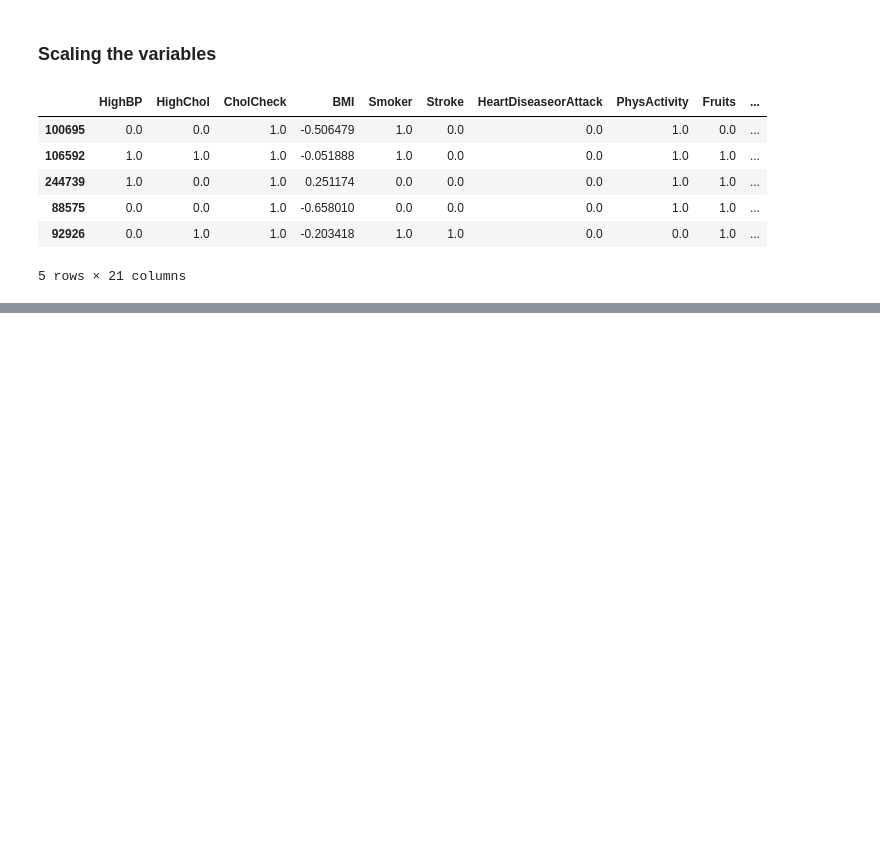
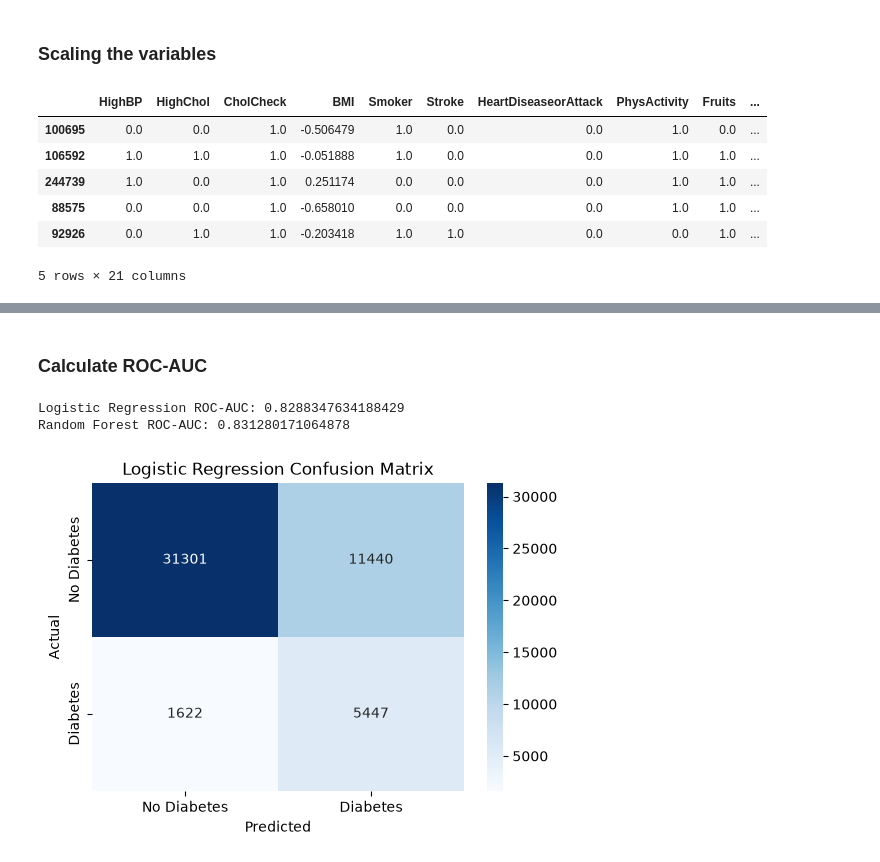
Before and after one commit to Yvesangwa/AI_labs, a Jupyter notebook: Final_project/Predicting_Diabetes_Status.ipynb, the cells around one changed output, grey strips where cells are left out. Saved outputs shown, nothing was run; the diff lists cells and outputs as text; code cells hidden in the pictures; blank space fills up the shorter version.

Commit message:
Complete diabetes model optimization and evaluation

```diff
--- a/Final_project/Predicting_Diabetes_Status.ipynb
+++ b/Final_project/Predicting_Diabetes_Status.ipynb
@@ -371,0 +493,6 @@ X_train.head()
+# %%
+# Hyperparameter tuning: Logistic Regression
+
+log_params = {
+    'C': [0.01, 0.1, 1, 10],
+    'solver': ['liblinear', 'lbfgs']}
@@ -371,0 +589,5 @@ X_train.head()
+# %%
+# Get the optimized model
+
+best_log = log_grid.best_estimator_
+best_rf = rf_random.best_estimator_
@@ -371,0 +598,8 @@ X_train.head()
+# %%
+# Make predictions
+y_pred_log = best_log.predict(X_test)
+y_pred_rf = best_rf.predict(X_test)
+
+# Predicted probabilities for ROC-AUC
+y_prob_log = best_log.predict_proba(X_test)[:, 1]
+y_prob_rf = best_rf.predict_proba(X_test)[:, 1]
@@ -371,0 +632,38 @@ X_train.head()
+# %% [markdown]
+### **Calculate ROC-AUC**
+# %%
+# Predicted probabilities for class 1
+y_prob_log = best_log.predict_proba(X_test)[:, 1]
+y_prob_rf = best_rf.predict_proba(X_test)[:, 1]
+
+# Calculate ROC-AUC
+log_auc = roc_auc_score(y_test, y_prob_log)
+rf_auc = roc_auc_score(y_test, y_prob_rf)
+
+print("Logistic Regression ROC-AUC:", log_auc)
+print("Random Forest ROC-AUC:", rf_auc)
+# %% [output]
+Logistic Regression ROC-AUC: 0.8288347634188429
+Random Forest ROC-AUC: 0.831280171064878
+# %%
+# Confusion matrix for Logistic Regression
+
+cm_log = confusion_matrix(y_test, y_pred_log)
+
+plt.figure(figsize=(6, 4))
+
+sns.heatmap(
+    cm_log,
+    annot=True,
+    fmt='d',
+    cmap='Blues',
+    xticklabels=['No Diabetes', 'Diabetes'],
+    yticklabels=['No Diabetes', 'Diabetes']
+)
+
+plt.title('Logistic Regression Confusion Matrix')
+plt.xlabel('Predicted')
+plt.ylabel('Actual')
+plt.show()
+# %% [output]
+[figure, added]
```
Also changed, not shown: parts of 29 cells of this notebook, 5 other files.
